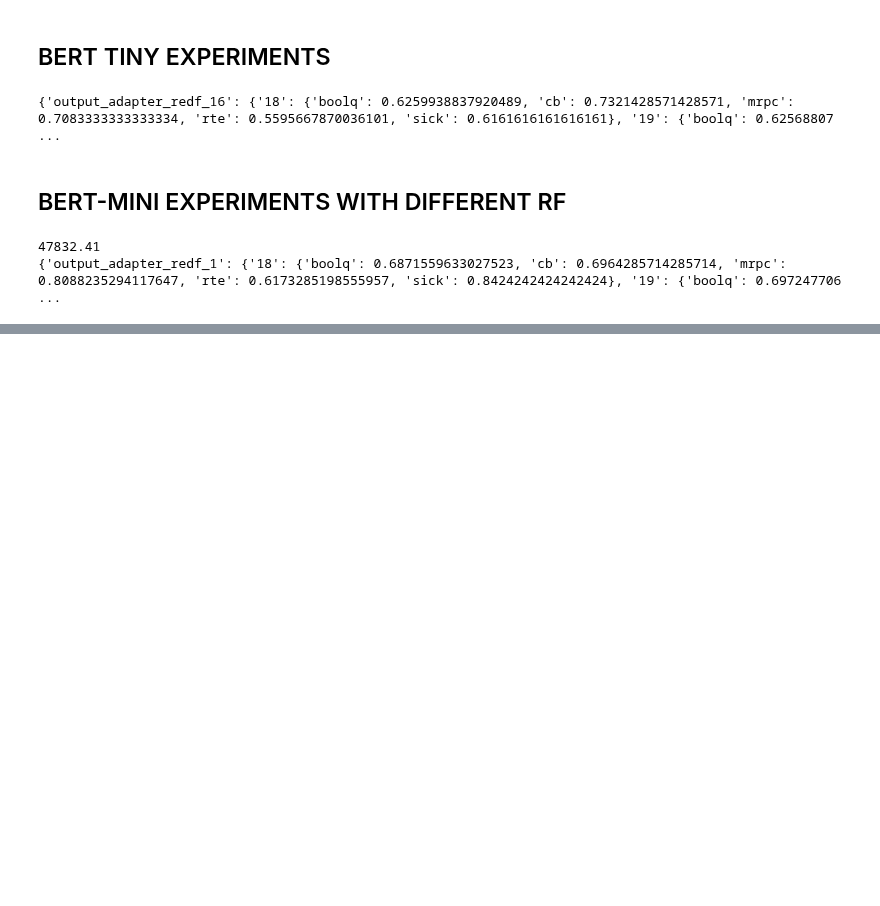
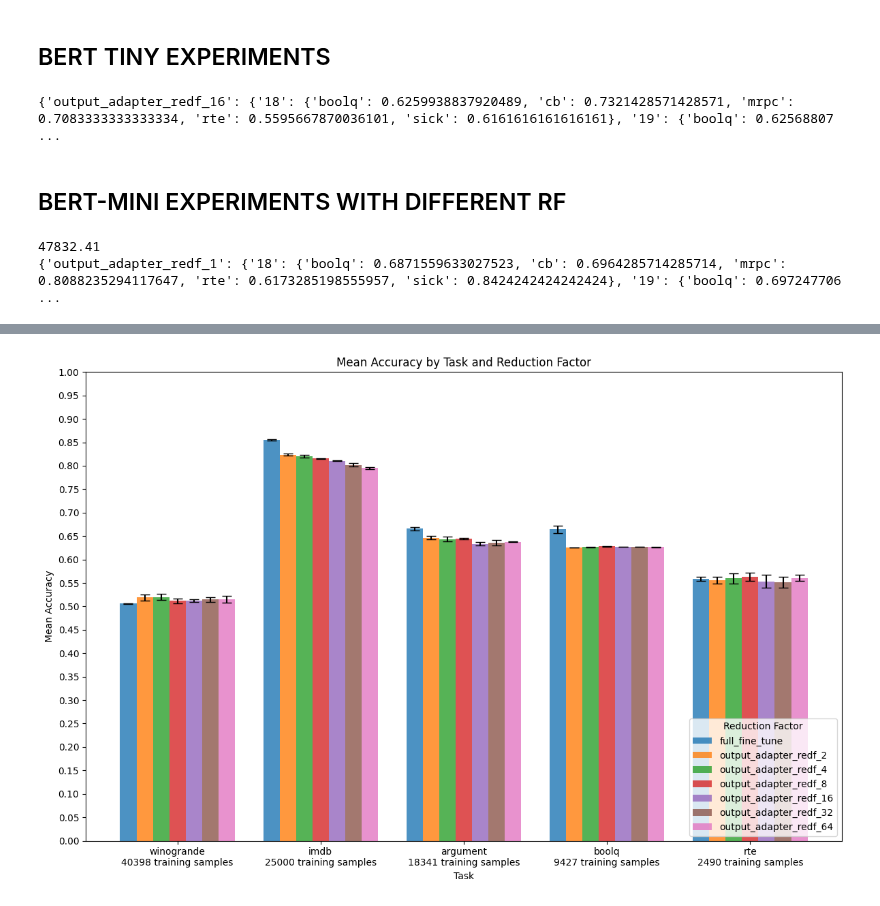
Before and after one commit to HectorAuvinen/adapter_experiments, a Jupyter notebook: notebooks/scrape_results.ipynb, the cells around one changed output, grey strips where cells are left out. Cells and saved outputs as stored; diff of their text form; code cells hidden in the pictures; blank space fills up the shorter version.

```diff
--- a/notebooks/scrape_results.ipynb
+++ b/notebooks/scrape_results.ipynb
@@ -412,0 +465,79 @@ plt.show()
+# %%
+# Example path - replace with your actual path
+path = "C:/Users/Hector Auvinen/Documents/GitHub/adapter_experiments/outputs/bert-tiny-uncased"
+
+res_path = Path(path)
+trainingtime = 0
+new_results = {}
+for config in res_path.iterdir():
+    config_results = {config.name:{}}
+    for seed in config.iterdir():
+        config_results[config.name][seed.name] = {}
+        for dataset in seed.iterdir():
+            task = dataset.name.split("eval_results_")[-1].split(".txt")[0]
+            try:
+                with open(dataset,"r") as file:
+                    lines = file.readlines()
+                    time = [float(detail.split("=")[1].strip()) for detail in lines if "training time" in detail][0]
+                    trainingtime += time
+                    line = [float(line.strip().split("= ")[-1]) for line in lines if "eval_accuracy" in line][0]
+                    config_results[config.name][seed.name][task] = line
+            except PermissionError as e:
+                continue
+    new_results.update(config_results)
+
+# Calculate mean and standard deviation for accuracies
+mean_accuracies = {}
+std_dev_accuracies = {}  # Store standard deviations here
+
+for reduction_factor, seeds in new_results.items():
+    for seed, tasks in seeds.items():
+        for task, accuracy in tasks.items():
+            if task not in mean_accuracies:
+                mean_accuracies[task] = {}
+                std_dev_accuracies[task] = {}  # Initialize std deviation dict
+            if reduction_factor not in mean_accuracies[task]:
+                mean_accuracies[task][reduction_factor] = []
+                std_dev_accuracies[task][reduction_factor] = []  # Initialize list for std deviation values
+            mean_accuracies[task][reduction_factor].append(accuracy)
+
+for task, reduction_factors in mean_accuracies.items():
+    for reduction_factor, accuracies in reduction_factors.items():
+        mean_accuracies[task][reduction_factor] = np.mean(accuracies)
+        std_dev_accuracies[task][reduction_factor] = np.std(accuracies)  # Calculate standard deviation
+
+# Sort and prepare data for plotting
+sorted_reduction_factors = sorted(new_results.keys(), key=lambda x: (x != 'full_fine_tune', int(x.split('_')[-1]) if x != 'full_fine_tune' else -1))
+DATASET_SIZES = {'mnli':392702, 'qqp':363849, 'sst2':67349, 'winogrande':40398, 'imdb':25000, 'hellaswag':39905,
+                 'social_i_qa':33410, 'cosmos_qa':25262, 'scitail':23097, 'argument':18341,
+                 'commonsense_qa':9741, 'boolq':9427, 'mrpc':3668, 'sick':4439, 'rte':2490, 'cb':250}
+tasks = sorted([task for task in mean_accuracies.keys() if task in DATASET_SIZES], key=lambda task: DATASET_SIZES[task], reverse=True)
+
+data = {reduction_factor: [] for reduction_factor in sorted_reduction_factors}
+errors = {reduction_factor: [] for reduction_factor in sorted_reduction_factors}  # For standard deviations
+for task in tasks:
+    for reduction_factor in sorted_reduction_factors:
+        data[reduction_factor].append(mean_accuracies[task].get(reduction_factor, np.nan))
+        errors[reduction_factor].append(std_dev_accuracies[task].get(reduction_factor, np.nan))
+
+# Plotting
+plt.figure(figsize=(12, 8))
+num_reduction_factors = len(sorted_reduction_factors)
+bar_width = 0.8 / num_reduction_factors
+
+for i, reduction_factor in enumerate(sorted_reduction_factors):
+    positions = np.arange(len(tasks)) + i * bar_width
+    plt.bar(positions, data[reduction_factor], width=bar_width, alpha=0.8, label=reduction_factor,
+            yerr=errors[reduction_factor], capsize=5)
+
+plt.yticks(np.arange(0, 1.05, 0.05))
+plt.xlabel('Task')
+plt.ylabel('Mean Accuracy')
+plt.title('Mean Accuracy by Task and Reduction Factor')
+labels = [f"{task}\n{DATASET_SIZES[task]} training samples" for task in tasks]
+plt.xticks(np.arange(len(tasks)) + bar_width * (len(sorted_reduction_factors) - 1) / 2, labels)
+plt.legend(title="Reduction Factor", loc="lower right")
+plt.tight_layout()
+plt.show()
+# %% [output]
+[figure, added]
```
Also changed, not shown: parts of 3 cells of this notebook, 4 other files.
